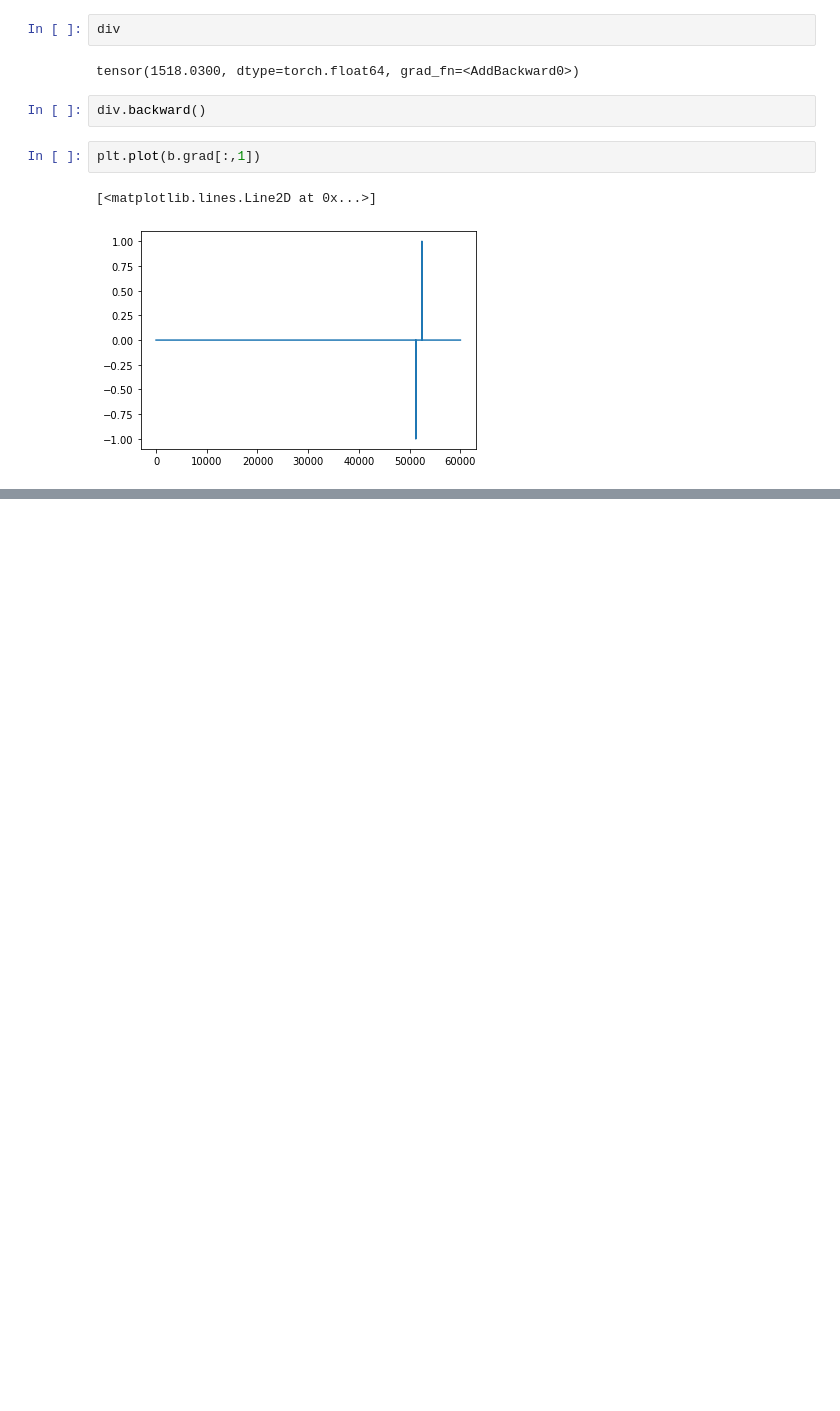
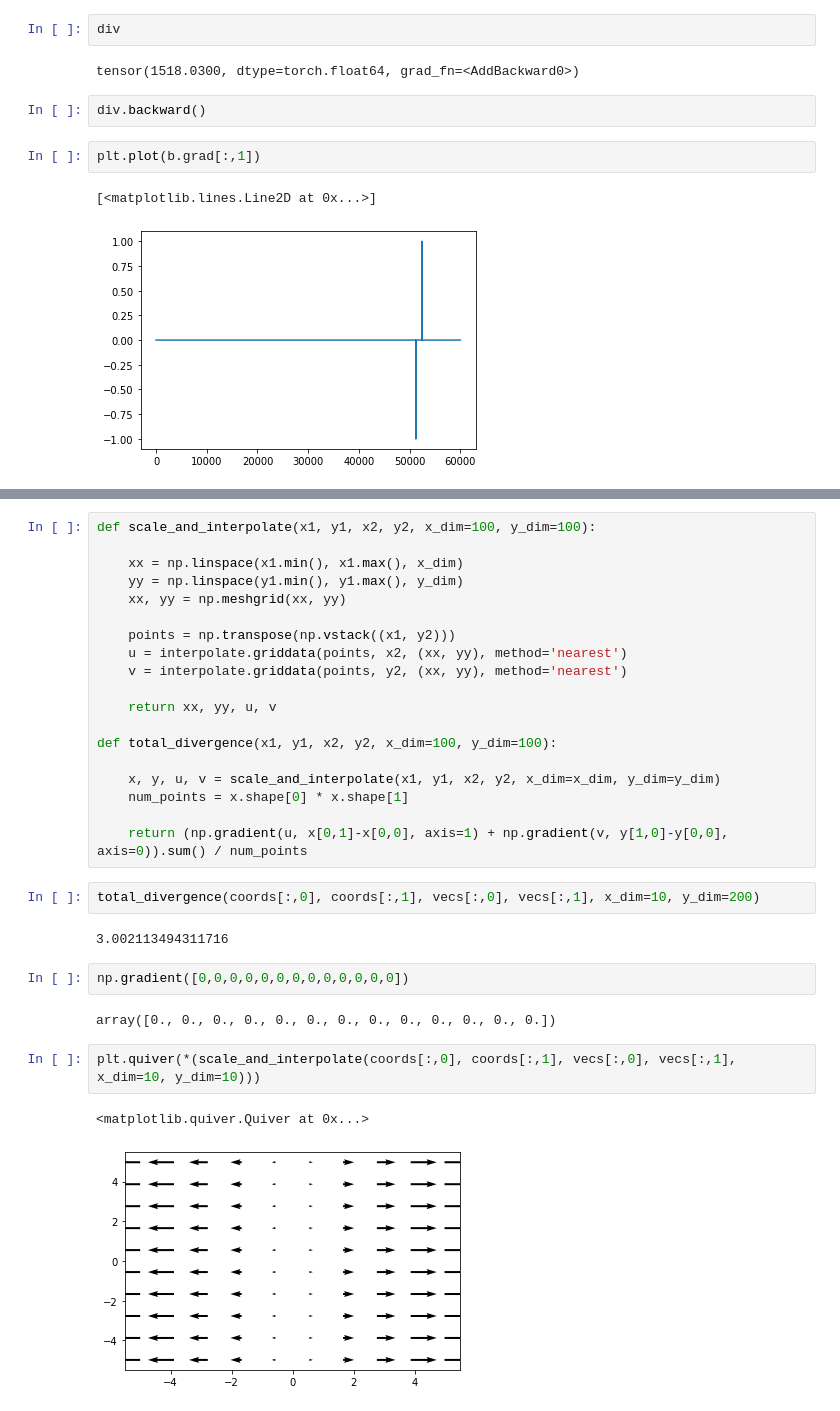
Before and after one commit to einbandi/ptsne-pytorch, a Jupyter notebook: vector-field.ipynb, the cells around one changed output, grey strips where cells are left out. Saved outputs shown, nothing was run; the diff lists cells and outputs as text; blank space fills up the shorter version.

```diff
--- a/vector-field.ipynb
+++ b/vector-field.ipynb
@@ -562,0 +635,32 @@ plt.plot(b.grad[:,1])
+# %%
+def scale_and_interpolate(x1, y1, x2, y2, x_dim=100, y_dim=100):
+
+    xx = np.linspace(x1.min(), x1.max(), x_dim)
+    yy = np.linspace(y1.min(), y1.max(), y_dim)
+    xx, yy = np.meshgrid(xx, yy)
+
+    points = np.transpose(np.vstack((x1, y2)))
+    u = interpolate.griddata(points, x2, (xx, yy), method='nearest')
+    v = interpolate.griddata(points, y2, (xx, yy), method='nearest')
+
+    return xx, yy, u, v
+
+def total_divergence(x1, y1, x2, y2, x_dim=100, y_dim=100):
+
+    x, y, u, v = scale_and_interpolate(x1, y1, x2, y2, x_dim=x_dim, y_dim=y_dim)
+    num_points = x.shape[0] * x.shape[1]
+
+    return (np.gradient(u, x[0,1]-x[0,0], axis=1) + np.gradient(v, y[1,0]-y[0,0], axis=0)).sum() / num_points
+# %%
+total_divergence(coords[:,0], coords[:,1], vecs[:,0], vecs[:,1], x_dim=10, y_dim=200)
+# %% [output]
+3.002113494311716
+# %%
+np.gradient([0,0,0,0,0,0,0,0,0,0,0,0,0])
+# %% [output]
+array([0., 0., 0., 0., 0., 0., 0., 0., 0., 0., 0., 0., 0.])
+# %%
+plt.quiver(*(scale_and_interpolate(coords[:,0], coords[:,1], vecs[:,0], vecs[:,1], x_dim=10, y_dim=10)))
+# %% [output]
+<matplotlib.quiver.Quiver at 0x...>
+[figure, added]
```
Also changed, not shown: parts of 11 cells of this notebook, 1 other file.
